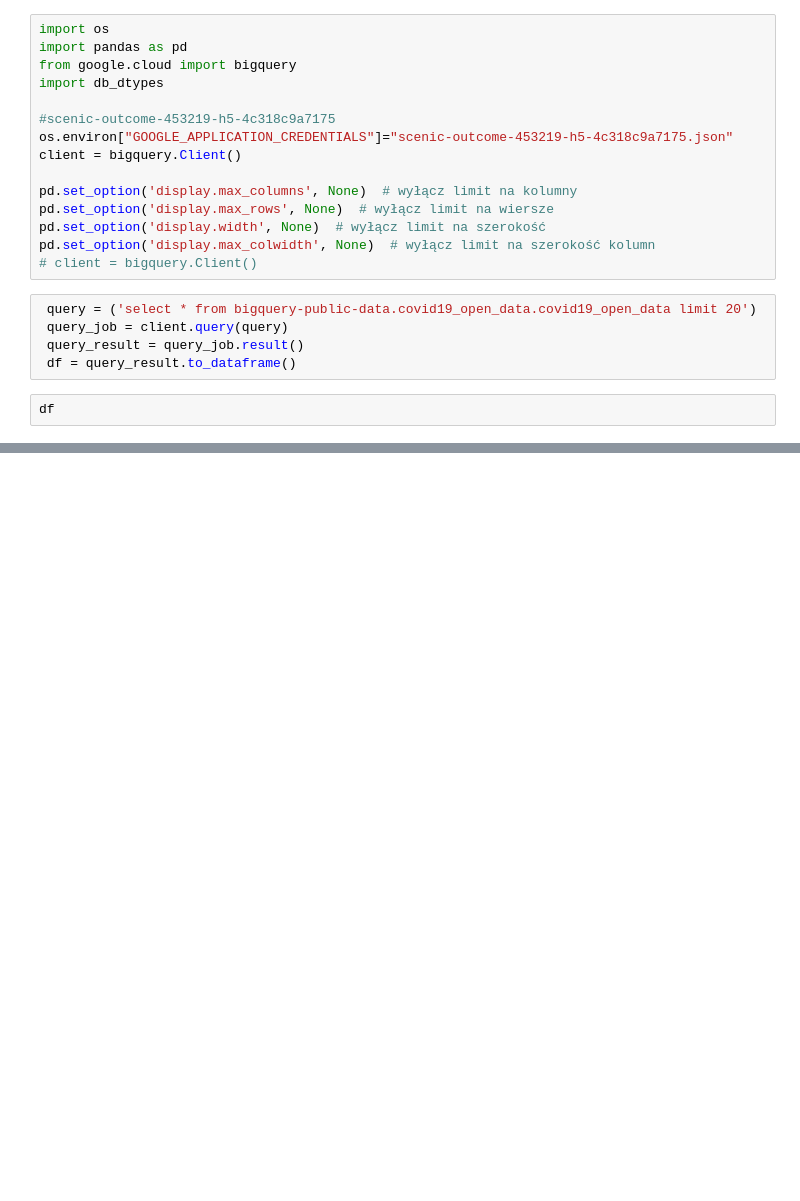
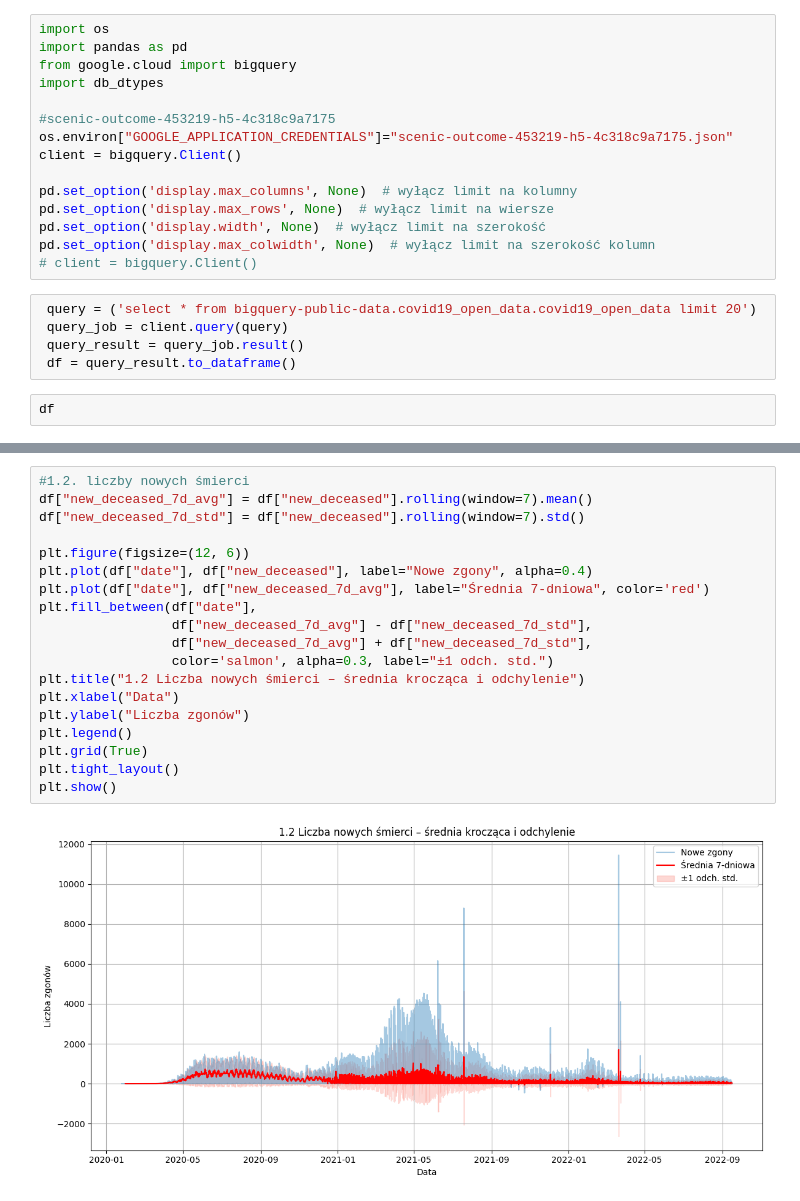
Before and after one commit to kasiap556/bigdata, a Jupyter notebook: main.ipynb, the cells around one changed output, grey strips where cells are left out. Saved outputs shown, nothing was run; the diff lists cells and outputs as text; blank space fills up the shorter version.

```diff
--- a/main.ipynb
+++ b/main.ipynb
@@ -33,0 +80,21 @@ columns_df
+# %%
+#1.2. liczby nowych śmierci
+df["new_deceased_7d_avg"] = df["new_deceased"].rolling(window=7).mean()
+df["new_deceased_7d_std"] = df["new_deceased"].rolling(window=7).std()
+
+plt.figure(figsize=(12, 6))
+plt.plot(df["date"], df["new_deceased"], label="Nowe zgony", alpha=0.4)
+plt.plot(df["date"], df["new_deceased_7d_avg"], label="Średnia 7-dniowa", color='red')
+plt.fill_between(df["date"],
+                 df["new_deceased_7d_avg"] - df["new_deceased_7d_std"],
+                 df["new_deceased_7d_avg"] + df["new_deceased_7d_std"],
+                 color='salmon', alpha=0.3, label="±1 odch. std.")
+plt.title("1.2 Liczba nowych śmierci – średnia krocząca i odchylenie")
+plt.xlabel("Data")
+plt.ylabel("Liczba zgonów")
+plt.legend()
+plt.grid(True)
+plt.tight_layout()
+plt.show()
+# %% [output]
+[figure, added]
```
Also changed, not shown: parts of 7 cells of this notebook.
